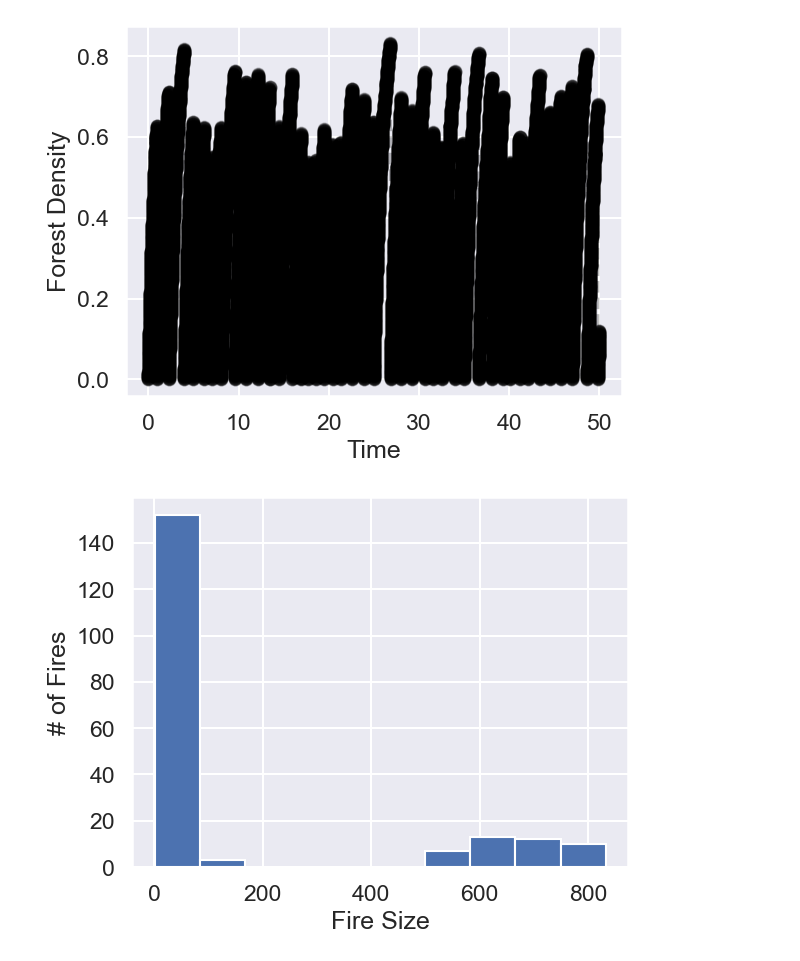
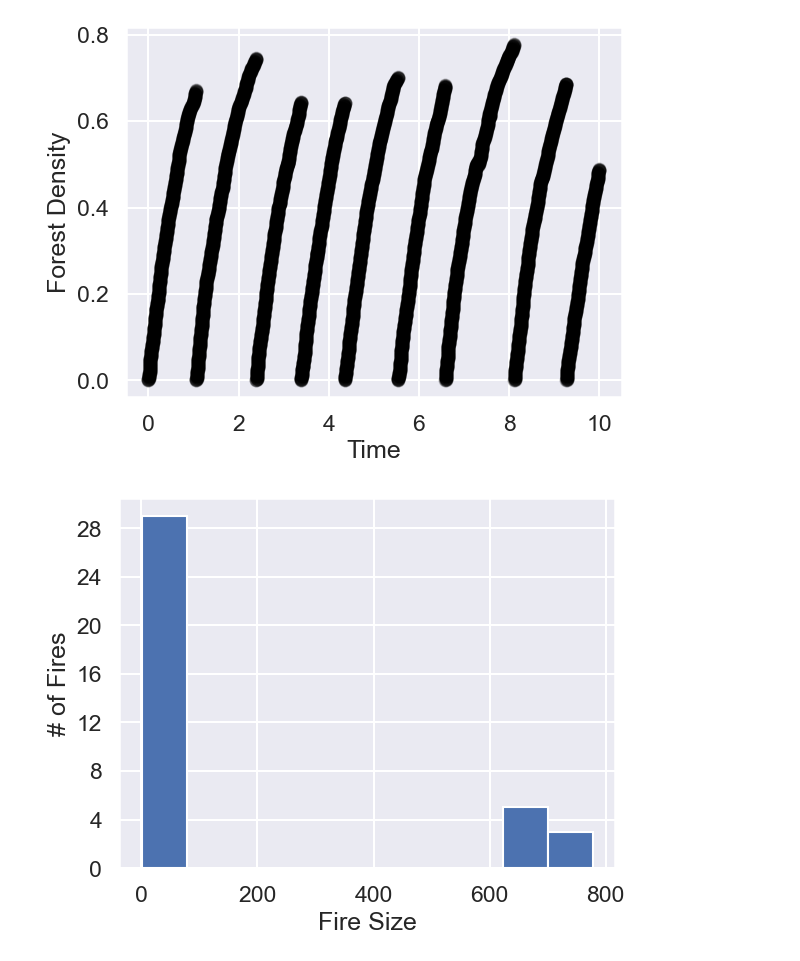
Before and after one commit to marobinette/ModelingComplexSystems, a Jupyter notebook: Simulations/simulations.ipynb, the cells around one changed output. Saved outputs shown, nothing was run; the diff lists cells and outputs as text; code cells hidden in the pictures.

Commit message:
cleaner plots

```diff
--- a/Simulations/simulations.ipynb
+++ b/Simulations/simulations.ipynb
@@ -4,13 +4,12 @@ import matplotlib.pyplot as plt
 import numpy as np
 
 import seaborn as sns
-sns.set_theme(style="darkgrid", context="talk")
 # %%
 # parameters
 L = 1000
 growth_rate = 1
 lightning_rate = 0.01
-T = 50
+T = 10
 t = 0
 lattice = np.zeros(L, dtype=int)
 
@@ -67,33 +66,33 @@ while t < T:
                 fire_intensity -= 1
 
         fire_sizes.append(fire_size)
         fire_times.append(t)
         if steps_toward_castastrophe >= L:
             catastrophes.append(1)
         else:
             catastrophes.append(0)
 
     times.append(t)
 
     density.append(np.mean(lattice))
     t += smallest_tau
 
-plt.plot(times, density, marker="o", ls='--', color='black', alpha=0.25)
+plt.plot(times, density, marker="o", ls='', color='black', alpha=0.25)
 plt.ylabel('Forest Density')
 plt.xlabel('Time')
 plt.show()
 
 plt.hist(fire_sizes)
 plt.gca().yaxis.set_major_locator(plt.MaxNLocator(integer=True)) # fix seaborn float formatting
 plt.xlabel('Fire Size')
 plt.ylabel('# of Fires')
 plt.show()
 
 plt.plot(fire_times, np.cumsum(catastrophes))
 plt.gca().yaxis.set_major_locator(plt.MaxNLocator(integer=True)) # fix seaborn float formatting
 plt.xlabel('Time')
 plt.ylabel('# of Catastrophes')
 plt.show()
 # %% [output]
-[figure, old version]
+[figure, new version]
-[figure, old version]
+[figure, new version]
```
Also changed, not shown: parts of 1 cell of this notebook.
